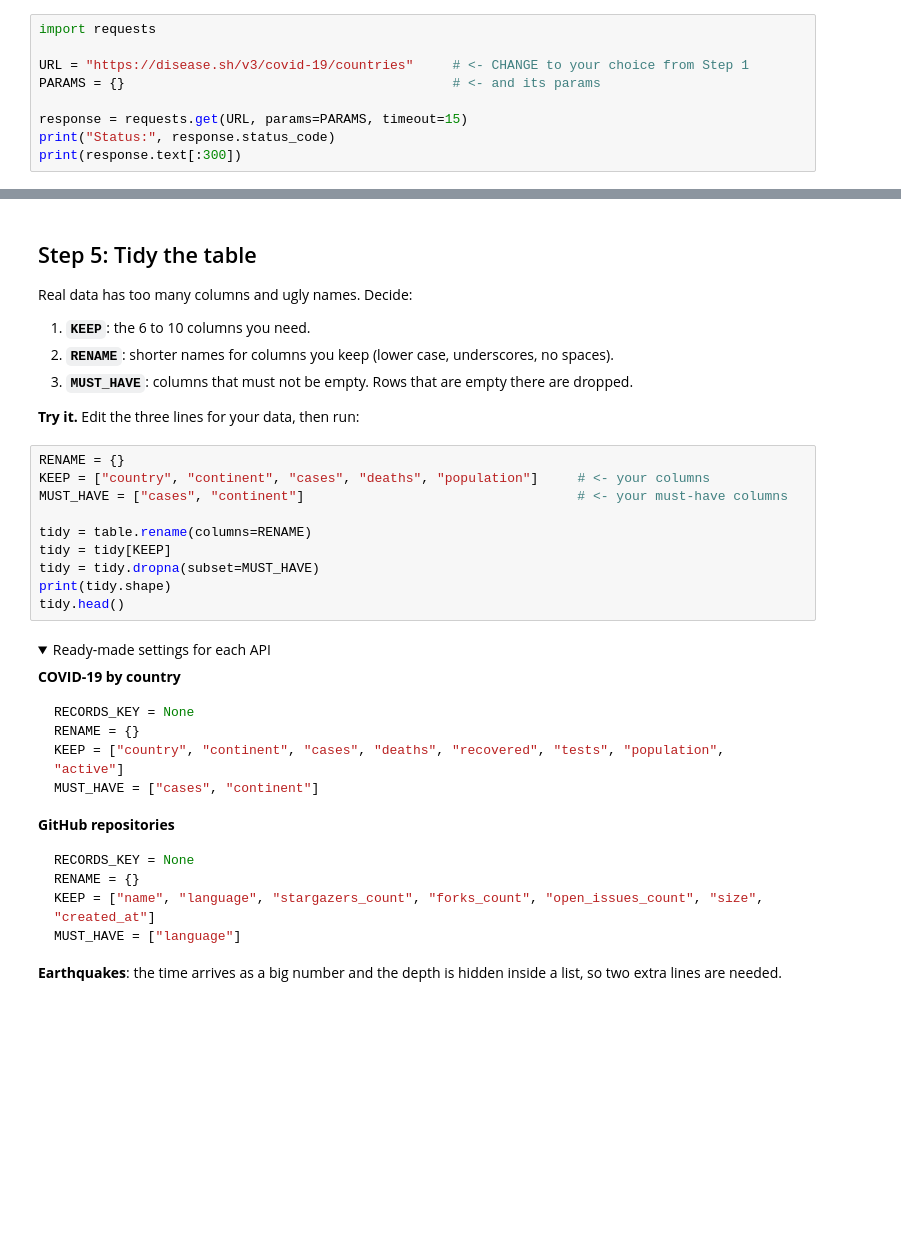
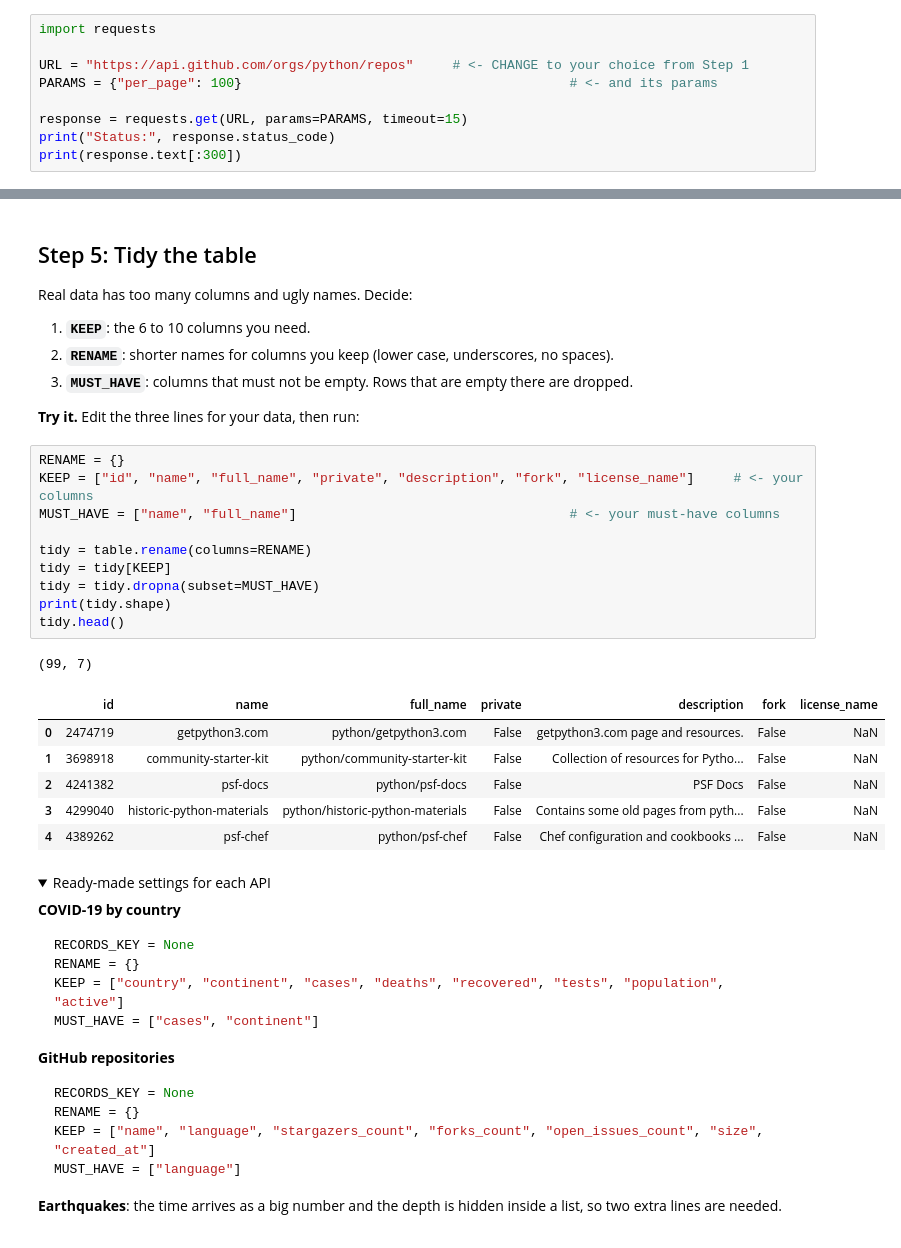
Before and after one commit to FaizanH17/CST1500_CW2, a Jupyter notebook: Week 08 - Pulling Real Data/LAB/W08_Lab.ipynb, the cells around one changed output, grey strips where cells are left out. Drawn from its saved outputs; the diff is of its cells as text; folded sections open; blank space fills up the shorter version.

```diff
--- a/Week 08 - Pulling Real Data/LAB/W08_Lab.ipynb
+++ b/Week 08 - Pulling Real Data/LAB/W08_Lab.ipynb
@@ -135,8 +143,8 @@ Write down your choice. You will use its three values in the next steps.
 # %%
 import requests
 
-URL = "https://disease.sh/v3/covid-19/countries"     # <- CHANGE to your choice from Step 1
-PARAMS = {}                                          # <- and its params
+URL = "https://api.github.com/orgs/python/repos"     # <- CHANGE to your choice from Step 1
+PARAMS = {"per_page": 100}                                          # <- and its params
 
 response = requests.get(URL, params=PARAMS, timeout=15)
 print("Status:", response.status_code)
@@ -206,14 +232,22 @@ Real data has too many columns and ugly names. Decide:
 **Try it.** Edit the three lines for your data, then run:
 # %%
 RENAME = {}
-KEEP = ["country", "continent", "cases", "deaths", "population"]     # <- your columns
-MUST_HAVE = ["cases", "continent"]                                   # <- your must-have columns
+KEEP = ["id", "name", "full_name", "private", "description", "fork", "license_name"]     # <- your columns
+MUST_HAVE = ["name", "full_name"]                                   # <- your must-have columns
 
 tidy = table.rename(columns=RENAME)
 tidy = tidy[KEEP]
 tidy = tidy.dropna(subset=MUST_HAVE)
 print(tidy.shape)
 tidy.head()
+# %% [output]
+(99, 7)
+|  | id | name | full_name | private | description | fork | license_name |
+| 0 | 2474719 | getpython3.com | python/getpython3.com | False | getpython3.com page and resources. | False | NaN |
+| 1 | 3698918 | community-starter-kit | python/community-starter-kit | False | Collection of resources for Pytho... | False | NaN |
+| 2 | 4241382 | psf-docs | python/psf-docs | False | PSF Docs | False | NaN |
+| 3 | 4299040 | historic-python-materials | python/historic-python-materials | False | Contains some old pages from pyth... | False | NaN |
+| 4 | 4389262 | psf-chef | python/psf-chef | False | Chef configuration and cookbooks ... | False | NaN |
 # %% [markdown]
 <details><summary>Ready-made settings for each API</summary>
 
```
Also changed, not shown: parts of 7 cells of this notebook, 25 other files.
